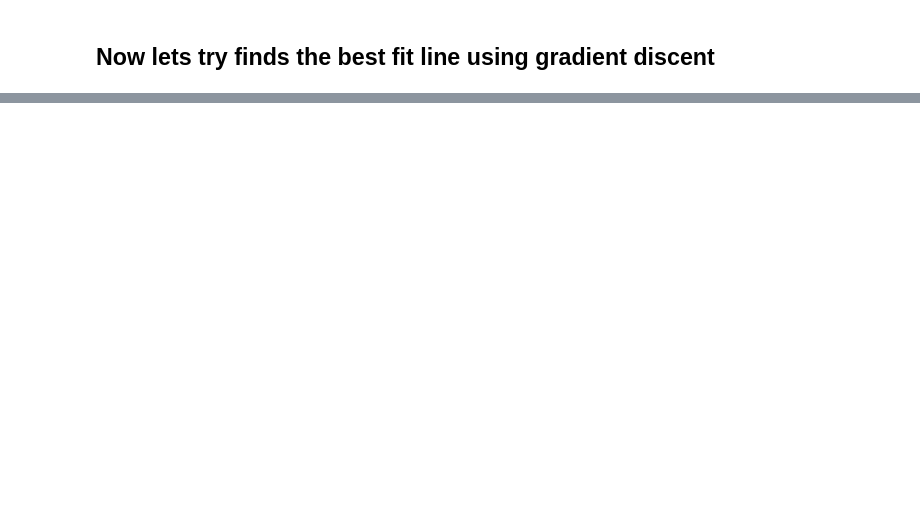
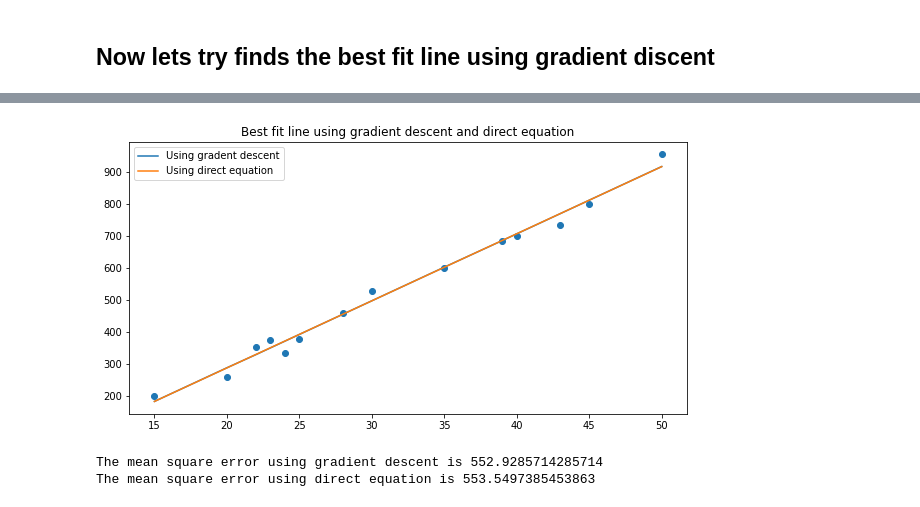
Before and after one commit to shoabahamed/khanacademy-statistics-and-probability, a Jupyter notebook: differentways_to_find_best_fitline.ipynb, the cells around one changed output, grey strips where cells are left out. Drawn from its saved outputs; the diff is of its cells as text; code cells hidden in the pictures; blank space fills up the shorter version.

```diff
--- a/differentways_to_find_best_fitline.ipynb
+++ b/differentways_to_find_best_fitline.ipynb
@@ -243,0 +247,16 @@ The mean square error is 0.000958892757051743
+# %%
+plt.figure(figsize=(10, 5))
+plt.scatter(x, y)
+plt.plot(x, y_pred_grad, label='Using gradent descent')
+plt.plot(x, y_pred_dir, label='Using direct equation')
+plt.title('Best fit line using gradient descent and direct equation')
+plt.legend()
+plt.show()
+# %% [output]
+[figure, added]
+# %%
+print(f'The mean square error using gradient descent is {mean_squared_error(y, y_pred_grad)}')
+print(f'The mean square error using direct equation is {mean_squared_error(y, y_pred_dir)}')
+# %% [output]
+The mean square error using gradient descent is 552.9285714285714
+The mean square error using direct equation is 553.5497385453863
```
Also changed, not shown: parts of 26 cells of this notebook.
